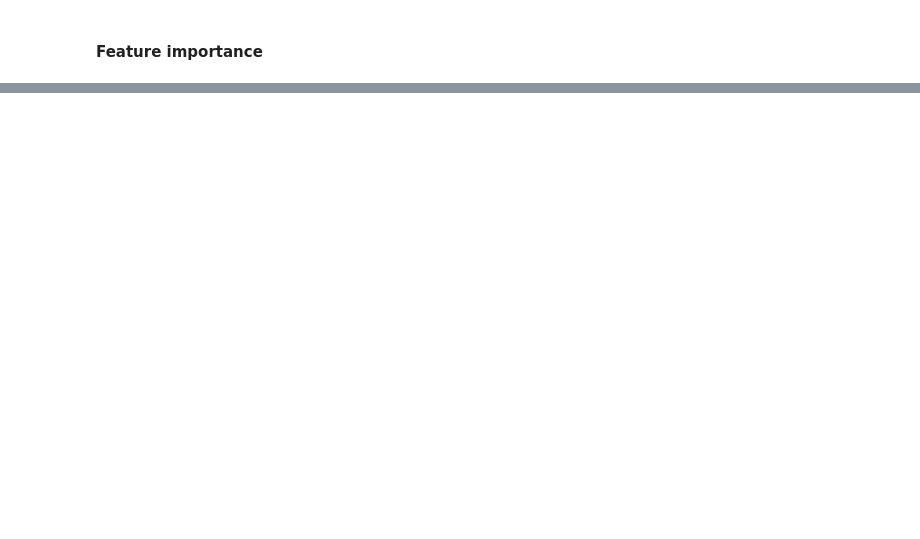
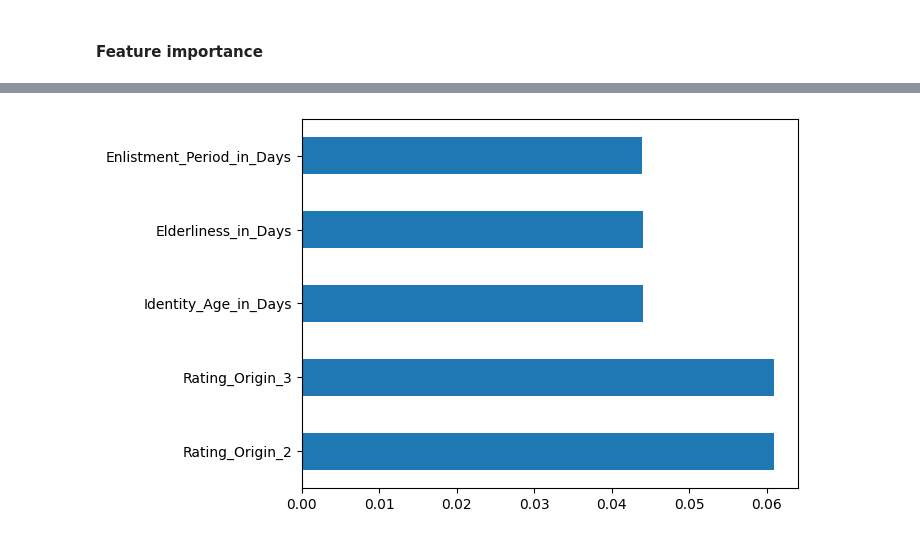
Before and after one commit to Jawakar-7/Customer-Churn-prediction, a Jupyter notebook: Preprocessinf& Modelling.ipynb, the cells around one changed output, grey strips where cells are left out. Cells and saved outputs as stored; diff of their text form; code cells hidden in the pictures; blank space fills up the shorter version.

Commit message:
Complete model

```diff
--- a/Preprocessinf& Modelling.ipynb
+++ b/Preprocessinf& Modelling.ipynb
@@ -201,5 +204,6 @@ Default
 # %% [markdown]
 #### Feature importance
 # %%
+
 y=df['Default']
-X=df.drop('Default',axis=1)
+X=df.drop(['Default','ID'],axis=1)
@@ -212,3 +210,5 @@ TypeError: Feature names are only supported if all input features have string na
+# %%
+y=y.astype('int')
 # %%
 X.info()
 # %% [output]
@@ -241,0 +232,6 @@ print(types)
+# %%
+X.columns = X.columns.astype(str)
+# %%
+from sklearn.ensemble import ExtraTreesClassifier
+model=ExtraTreesClassifier()
+model.fit(X,y)
@@ -241,0 +253,7 @@ print(types)
+# %%
+#plot important features
+feat_imps=pd.Series(model.feature_importances_,index=X.columns)
+feat_imps.nlargest(5).plot(kind='barh')
+plt.show()
+# %% [output]
+[figure, added]
```
Also changed, not shown: parts of 19 cells of this notebook, 15 other files.
